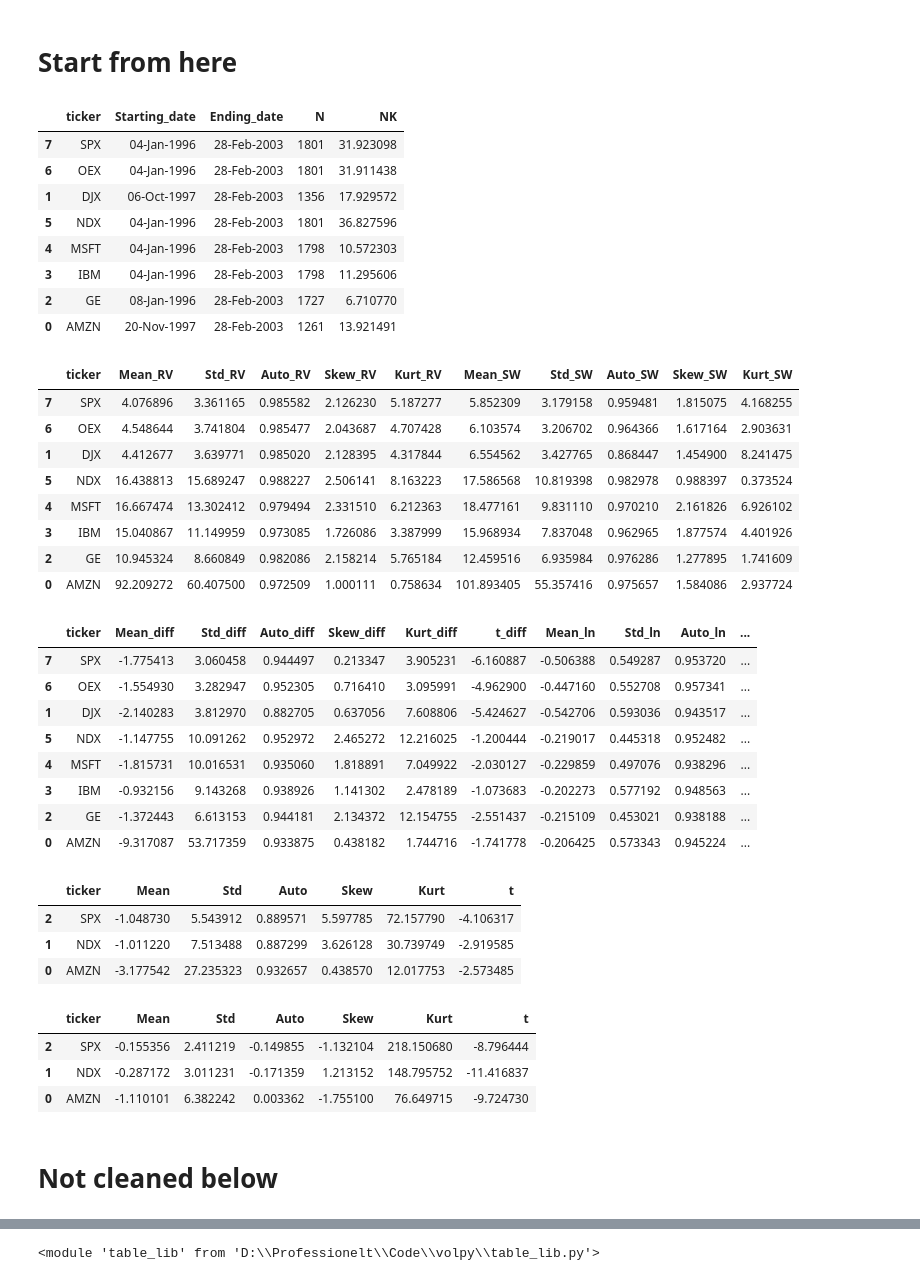
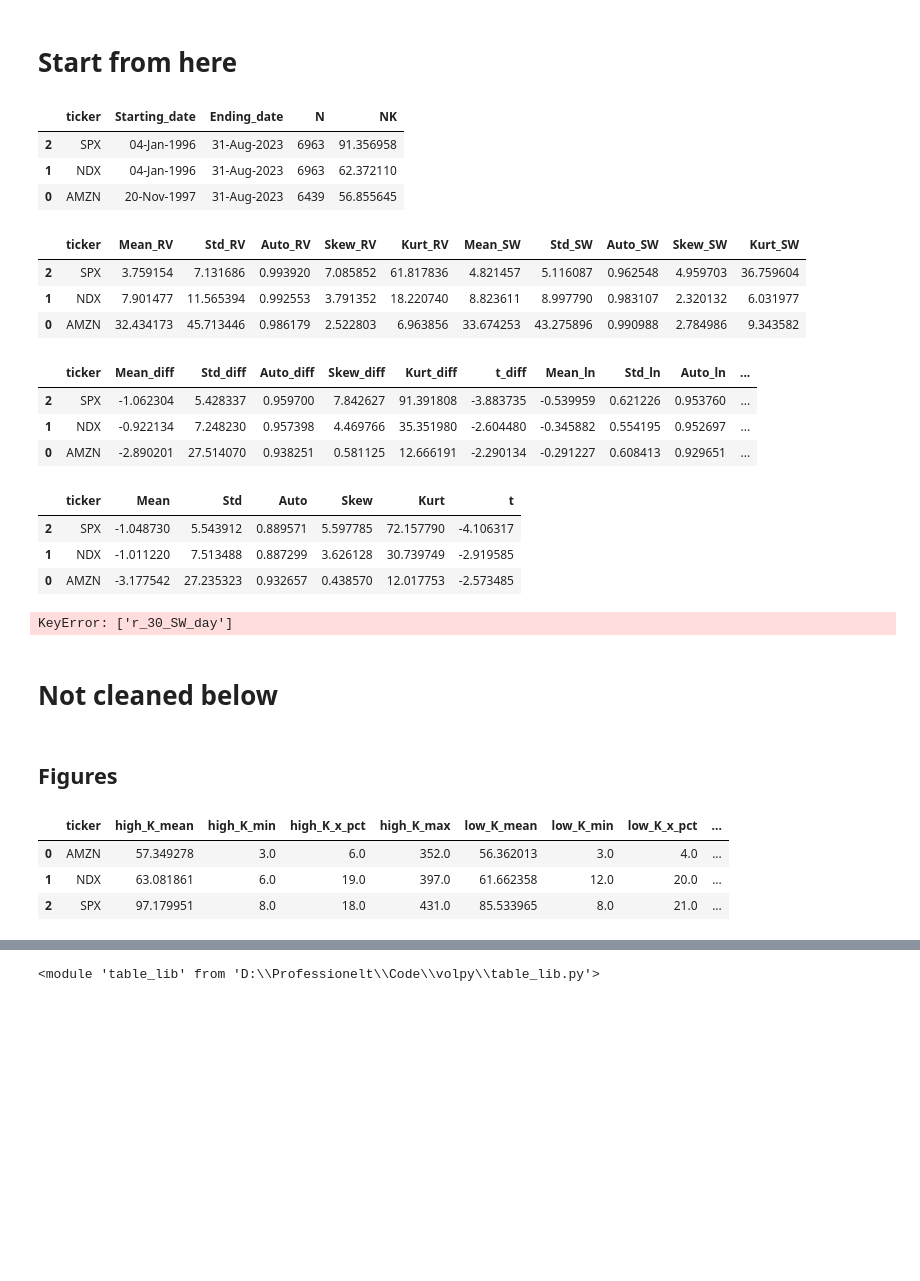
Before and after one commit to MadsHebsgaard/volpy, a Jupyter notebook: Mads work.ipynb, the cells around one changed output, grey strips where cells are left out. Drawn from its saved outputs; the diff is of its cells as text; code cells hidden in the pictures; blank space fills up the shorter version.

```diff
--- a/Mads work.ipynb
+++ b/Mads work.ipynb
@@ -59,44 +70,29 @@ od_raw.to_csv(f"{output_dir}/{time_type}od_raw.csv", index=False)
 # %%
 profile = "Mads"
 om_folder = "i2s1_full_v2"
-input_dir = load_clean_lib.volpy_output_dir(my_profile(), om_folder)
+input_dir = load_clean_lib.volpy_output_dir(om_folder)
 
-sum_df = pd.read_csv(f"{input_dir}/summary_dly.csv")
+sum_df = pd.read_csv(f"{input_dir}/{time_type}summary_dly.csv")
 sum_df["date"] = pd.to_datetime(sum_df["date"])
 # %%
-table_lib.CarrWu2009_table_1(summary_dly_df, print_latex = False)
+table_lib.CarrWu2009_table_1(sum_df, print_latex = False)
 # %% [output]
 |  | ticker | Starting_date | Ending_date | N | NK |
-| 7 | SPX | 04-Jan-1996 | 28-Feb-2003 | 1801 | 31.923098 |
-| 6 | OEX | 04-Jan-1996 | 28-Feb-2003 | 1801 | 31.911438 |
-| 1 | DJX | 06-Oct-1997 | 28-Feb-2003 | 1356 | 17.929572 |
-| 5 | NDX | 04-Jan-1996 | 28-Feb-2003 | 1801 | 36.827596 |
-| 4 | MSFT | 04-Jan-1996 | 28-Feb-2003 | 1798 | 10.572303 |
-| 3 | IBM | 04-Jan-1996 | 28-Feb-2003 | 1798 | 11.295606 |
-| 2 | GE | 08-Jan-1996 | 28-Feb-2003 | 1727 | 6.710770 |
-| 0 | AMZN | 20-Nov-1997 | 28-Feb-2003 | 1261 | 13.921491 |
+| 2 | SPX | 04-Jan-1996 | 31-Aug-2023 | 6963 | 91.356958 |
+| 1 | NDX | 04-Jan-1996 | 31-Aug-2023 | 6963 | 62.372110 |
+| 0 | AMZN | 20-Nov-1997 | 31-Aug-2023 | 6439 | 56.855645 |
 # %%
-table_lib.CarrWu2009_table_2(summary_dly_df, print_latex = False)
+table_lib.CarrWu2009_table_2(sum_df, print_latex = False)
 # %% [output]
 |  | ticker | Mean_RV | Std_RV | Auto_RV | Skew_RV | Kurt_RV | Mean_SW | Std_SW | Auto_SW | Skew_SW | Kurt_SW |
-| 7 | SPX | 4.076896 | 3.361165 | 0.985582 | 2.126230 | 5.187277 | 5.852309 | 3.179158 | 0.959481 | 1.815075 | 4.168255 |
-| 6 | OEX | 4.548644 | 3.741804 | 0.985477 | 2.043687 | 4.707428 | 6.103574 | 3.206702 | 0.964366 | 1.617164 | 2.903631 |
-| 1 | DJX | 4.412677 | 3.639771 | 0.985020 | 2.128395 | 4.317844 | 6.554562 | 3.427765 | 0.868447 | 1.454900 | 8.241475 |
-| 5 | NDX | 16.438813 | 15.689247 | 0.988227 | 2.506141 | 8.163223 | 17.586568 | 10.819398 | 0.982978 | 0.988397 | 0.373524 |
-| 4 | MSFT | 16.667474 | 13.302412 | 0.979494 | 2.331510 | 6.212363 | 18.477161 | 9.831110 | 0.970210 | 2.161826 | 6.926102 |
-| 3 | IBM | 15.040867 | 11.149959 | 0.973085 | 1.726086 | 3.387999 | 15.968934 | 7.837048 | 0.962965 | 1.877574 | 4.401926 |
-| 2 | GE | 10.945324 | 8.660849 | 0.982086 | 2.158214 | 5.765184 | 12.459516 | 6.935984 | 0.976286 | 1.277895 | 1.741609 |
-| 0 | AMZN | 92.209272 | 60.407500 | 0.972509 | 1.000111 | 0.758634 | 101.893405 | 55.357416 | 0.975657 | 1.584086 | 2.937724 |
+| 2 | SPX | 3.759154 | 7.131686 | 0.993920 | 7.085852 | 61.817836 | 4.821457 | 5.116087 | 0.962548 | 4.959703 | 36.759604 |
+| 1 | NDX | 7.901477 | 11.565394 | 0.992553 | 3.791352 | 18.220740 | 8.823611 | 8.997790 | 0.983107 | 2.320132 | 6.031977 |
+| 0 | AMZN | 32.434173 | 45.713446 | 0.986179 | 2.522803 | 6.963856 | 33.674253 | 43.275896 | 0.990988 | 2.784986 | 9.343582 |
 # %%
-table_lib.CarrWu2009_table_3(summary_dly_df, print_latex = False)
+table_lib.CarrWu2009_table_3(sum_df, print_latex = False)
 # %% [output]
 |  | ticker | Mean_diff | Std_diff | Auto_diff | Skew_diff | Kurt_diff | t_diff | Mean_ln | Std_ln | Auto_ln | ... |
-| 7 | SPX | -1.775413 | 3.060458 | 0.944497 | 0.213347 | 3.905231 | -6.160887 | -0.506388 | 0.549287 | 0.953720 | ... |
-| 6 | OEX | -1.554930 | 3.282947 | 0.952305 | 0.716410 | 3.095991 | -4.962900 | -0.447160 | 0.552708 | 0.957341 | ... |
-| 1 | DJX | -2.140283 | 3.812970 | 0.882705 | 0.637056 | 7.608806 | -5.424627 | -0.542706 | 0.593036 | 0.943517 | ... |
-| 5 | NDX | -1.147755 | 10.091262 | 0.952972 | 2.465272 | 12.216025 | -1.200444 | -0.219017 | 0.445318 | 0.952482 | ... |
-| 4 | MSFT | -1.815731 | 10.016531 | 0.935060 | 1.818891 | 7.049922 | -2.030127 | -0.229859 | 0.497076 | 0.938296 | ... |
-| 3 | IBM | -0.932156 | 9.143268 | 0.938926 | 1.141302 | 2.478189 | -1.073683 | -0.202273 | 0.577192 | 0.948563 | ... |
-| 2 | GE | -1.372443 | 6.613153 | 0.944181 | 2.134372 | 12.154755 | -2.551437 | -0.215109 | 0.453021 | 0.938188 | ... |
-| 0 | AMZN | -9.317087 | 53.717359 | 0.933875 | 0.438182 | 1.744716 | -1.741778 | -0.206425 | 0.573343 | 0.945224 | ... |
+| 2 | SPX | -1.062304 | 5.428337 | 0.959700 | 7.842627 | 91.391808 | -3.883735 | -0.539959 | 0.621226 | 0.953760 | ... |
+| 1 | NDX | -0.922134 | 7.248230 | 0.957398 | 4.469766 | 35.351980 | -2.604480 | -0.345882 | 0.554195 | 0.952697 | ... |
+| 0 | AMZN | -2.890201 | 27.514070 | 0.938251 | 0.581125 | 12.666191 | -2.290134 | -0.291227 | 0.608413 | 0.929651 | ... |
 # %%
@@ -108,11 +104,10 @@ table_lib.CarrWu2009_table_3_choose_stat(summary_dly_df, print_latex = False, st
 | 1 | NDX | -1.011220 | 7.513488 | 0.887299 | 3.626128 | 30.739749 | -2.919585 |
 | 0 | AMZN | -3.177542 | 27.235323 | 0.932657 | 0.438570 | 12.017753 | -2.573485 |
 # %%
-table_lib.CarrWu2009_table_3_choose_stat(summary_dly_df, print_latex = False, stat = "SW_day")
+table_lib.CarrWu2009_table_3_choose_stat(sum_df, print_latex = False, stat = "r_30_SW_day")
 # %% [output]
-|  | ticker | Mean | Std | Auto | Skew | Kurt | t |
-| 2 | SPX | -0.155356 | 2.411219 | -0.149855 | -1.132104 | 218.150680 | -8.796444 |
-| 1 | NDX | -0.287172 | 3.011231 | -0.171359 | 1.213152 | 148.795752 | -11.416837 |
-| 0 | AMZN | -1.110101 | 6.382242 | 0.003362 | -1.755100 | 76.649715 | -9.724730 |
+KeyError: ['r_30_SW_day']
 # %% [markdown]
 # Not cleaned below
+# %% [markdown]
+## Figures
@@ -118,0 +145,7 @@ table_lib.CarrWu2009_table_3_choose_stat(summary_dly_df, print_latex = False, st
+# %%
+summary_table
+# %% [output]
+|  | ticker | high_K_mean | high_K_min | high_K_x_pct | high_K_max | low_K_mean | low_K_min | low_K_x_pct | ... |
+| 0 | AMZN | 57.349278 | 3.0 | 6.0 | 352.0 | 56.362013 | 3.0 | 4.0 | ... |
+| 1 | NDX | 63.081861 | 6.0 | 19.0 | 397.0 | 61.662358 | 12.0 | 20.0 | ... |
+| 2 | SPX | 97.179951 | 8.0 | 18.0 | 431.0 | 85.533965 | 8.0 | 21.0 | ... |
```
Also changed, not shown: parts of 14 cells of this notebook, 7 other files.
